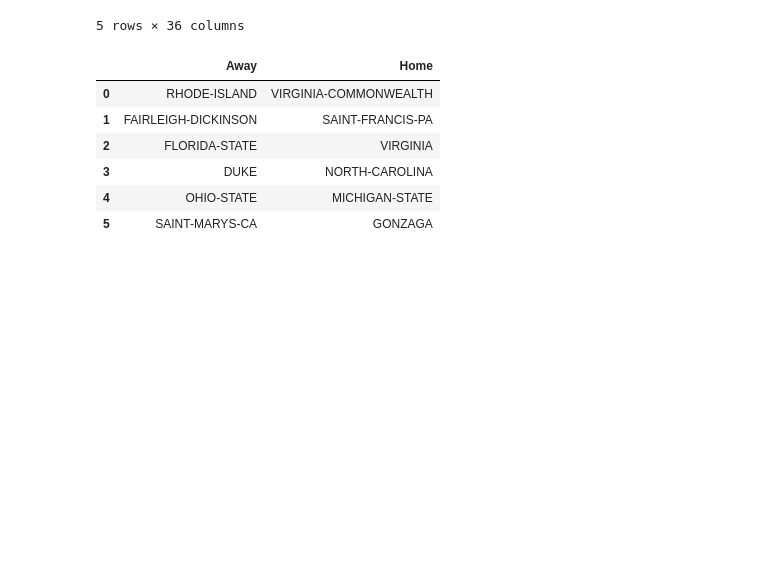
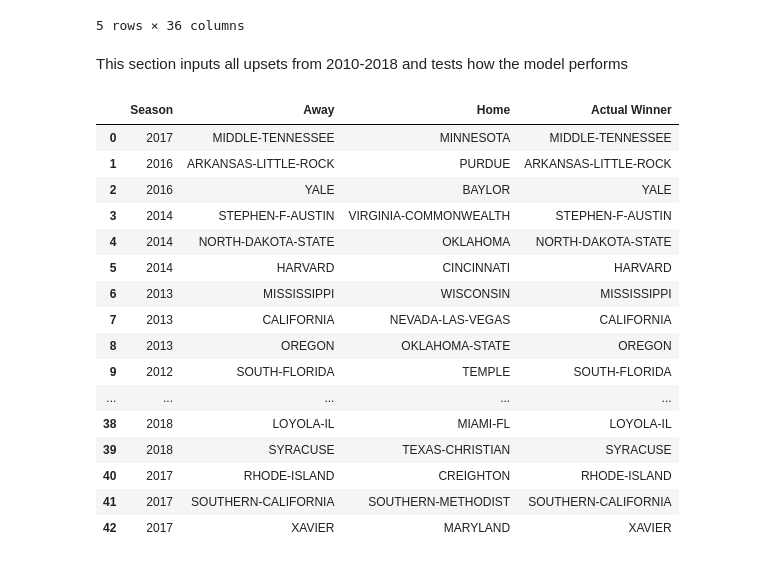
Before and after one commit to jseigh89/NCAAB, a Jupyter notebook: Predict March Madness.ipynb, the cells around one changed output. Saved outputs shown, nothing was run; the diff lists cells and outputs as text; code cells hidden in the pictures; blank space fills up the shorter version.

```diff
--- a/Predict March Madness.ipynb
+++ b/Predict March Madness.ipynb
@@ -412,18 +412,72 @@ teams_df_19.head()
 | ALABAMA-AM | ALABAMA-AM | 50.5 | 3.9 | 0.450 | 0.397 | ... |
 | ALABAMA-BIRMINGHAM | ALABAMA-BIRMINGHAM | 59.3 | 11.6 | 0.545 | 0.488 | ... |
 5 rows × 36 columns
-# %%
-game_list = [['RHODE-ISLAND','VIRGINIA-COMMONWEALTH'],['FAIRLEIGH-DICKINSON','SAINT-FRANCIS-PA'],['FLORIDA-STATE','VIRGINIA'],['DUKE','NORTH-CAROLINA'],['OHIO-STATE','MICHIGAN-STATE'],['SAINT-MARYS-CA','GONZAGA']]
-game_df_teams = pd.DataFrame(game_list)
-game_df_teams.columns = ['Away','Home']
-game_df_teams
-# %% [output]
-|  | Away | Home |
-| 0 | RHODE-ISLAND | VIRGINIA-COMMONWEALTH |
-| 1 | FAIRLEIGH-DICKINSON | SAINT-FRANCIS-PA |
-| 2 | FLORIDA-STATE | VIRGINIA |
-| 3 | DUKE | NORTH-CAROLINA |
-| 4 | OHIO-STATE | MICHIGAN-STATE |
-| 5 | SAINT-MARYS-CA | GONZAGA |
+# %% [markdown]
+This section inputs all upsets from 2010-2018 and tests how the model performs
+# %%
+game_list = [[2017,'MIDDLE-TENNESSEE','MINNESOTA','MIDDLE-TENNESSEE'],
+[2016,'ARKANSAS-LITTLE-ROCK','PURDUE','ARKANSAS-LITTLE-ROCK'],
+[2016,'YALE','BAYLOR','YALE'],
+[2014,'STEPHEN-F-AUSTIN','VIRGINIA-COMMONWEALTH','STEPHEN-F-AUSTIN'],
+[2014,'NORTH-DAKOTA-STATE','OKLAHOMA','NORTH-DAKOTA-STATE'],
+[2014,'HARVARD','CINCINNATI','HARVARD'],
+[2013,'MISSISSIPPI','WISCONSIN','MISSISSIPPI'],
+[2013,'CALIFORNIA','NEVADA-LAS-VEGAS','CALIFORNIA'],
+[2013,'OREGON','OKLAHOMA-STATE','OREGON'],
+[2012,'SOUTH-FLORIDA','TEMPLE','SOUTH-FLORIDA'],
+[2012,'VIRGINIA-COMMONWEALTH','WICHITA-STATE','VIRGINIA-COMMONWEALTH'],
+[2011,'RICHMOND','VANDERBILT','RICHMOND'],
+[2010,'CORNELL','TEMPLE','CORNELL'],
+[2016,'NORTHERN-IOWA','TEXAS','NORTHERN-IOWA'],
+[2016,'GONZAGA','SETON-HALL','GONZAGA'],
+[2016,'WICHITA-STATE','ARIZONA','WICHITA-STATE'],
+[2015,'DAYTON','PROVIDENCE','DAYTON'],
+[2015,'UCLA','SOUTHERN-METHODIST','UCLA'],
+[2014,'TENNESSEE','MASSACHUSETTS','TENNESSEE'],
+[2014,'DAYTON','OHIO-STATE','DAYTON'],
+[2013,'MINNESOTA','UCLA','MINNESOTA'],
+[2016,'MIDDLE-TENNESSEE','MICHIGAN-STATE','MIDDLE-TENNESSEE'],
+[2013,'FLORIDA-GULF-COAST','GEORGETOWN','FLORIDA-GULF-COAST'],
+[2012,'LEHIGH','DUKE','LEHIGH'],
+[2012,'NORFOLK-STATE','MISSOURI','NORFOLK-STATE'],
+[2016,'STEPHEN-F-AUSTIN','WEST-VIRGINIA','STEPHEN-F-AUSTIN'],
+[2015,'GEORGIA-STATE','BAYLOR','GEORGIA-STATE'],
+[2015,'ALABAMA-BIRMINGHAM','IOWA-STATE','ALABAMA-BIRMINGHAM'],
+[2014,'MERCER','DUKE','MERCER'],
+[2013,'HARVARD','NEW-MEXICO','HARVARD'],
+[2010,'OHIO','GEORGETOWN','OHIO'],
+[2018,'MARSHALL','WICHITA-STATE','MARSHALL'],
+[2018,'BUFFALO','ARIZONA','BUFFALO'],
+[2016,'HAWAII','CALIFORNIA','HAWAII'],
+[2013,'LA-SALLE','KANSAS-STATE','LA-SALLE'],
+[2012,'OHIO','MICHIGAN','OHIO'],
+[2011,'MOREHEAD-STATE','LOUISVILLE','MOREHEAD-STATE'],
+[2010,'MURRAY-STATE','VANDERBILT','MURRAY-STATE'],
+[2018,'LOYOLA-IL','MIAMI-FL','LOYOLA-IL'],
+[2018,'SYRACUSE','TEXAS-CHRISTIAN','SYRACUSE'],
+[2017,'RHODE-ISLAND','CREIGHTON','RHODE-ISLAND'],
+[2017,'SOUTHERN-CALIFORNIA','SOUTHERN-METHODIST','SOUTHERN-CALIFORNIA'],
+[2017,'XAVIER','MARYLAND','XAVIER']]
+game_df_teams = pd.DataFrame(game_list)
+game_df_teams.columns = ['Season','Away','Home','Actual Winner']
+game_df_teams
+# %% [output]
+|  | Season | Away | Home | Actual Winner |
+| 0 | 2017 | MIDDLE-TENNESSEE | MINNESOTA | MIDDLE-TENNESSEE |
+| 1 | 2016 | ARKANSAS-LITTLE-ROCK | PURDUE | ARKANSAS-LITTLE-ROCK |
+| 2 | 2016 | YALE | BAYLOR | YALE |
+| 3 | 2014 | STEPHEN-F-AUSTIN | VIRGINIA-COMMONWEALTH | STEPHEN-F-AUSTIN |
+| 4 | 2014 | NORTH-DAKOTA-STATE | OKLAHOMA | NORTH-DAKOTA-STATE |
+| 5 | 2014 | HARVARD | CINCINNATI | HARVARD |
+| 6 | 2013 | MISSISSIPPI | WISCONSIN | MISSISSIPPI |
+| 7 | 2013 | CALIFORNIA | NEVADA-LAS-VEGAS | CALIFORNIA |
+| 8 | 2013 | OREGON | OKLAHOMA-STATE | OREGON |
+| 9 | 2012 | SOUTH-FLORIDA | TEMPLE | SOUTH-FLORIDA |
+| ... | ... | ... | ... | ... |
+| 38 | 2018 | LOYOLA-IL | MIAMI-FL | LOYOLA-IL |
+| 39 | 2018 | SYRACUSE | TEXAS-CHRISTIAN | SYRACUSE |
+| 40 | 2017 | RHODE-ISLAND | CREIGHTON | RHODE-ISLAND |
+| 41 | 2017 | SOUTHERN-CALIFORNIA | SOUTHERN-METHODIST | SOUTHERN-CALIFORNIA |
+| 42 | 2017 | XAVIER | MARYLAND | XAVIER |
 # %%
 game_df = pd.DataFrame(game_list)
```
Also changed, not shown: parts of 24 cells of this notebook.
